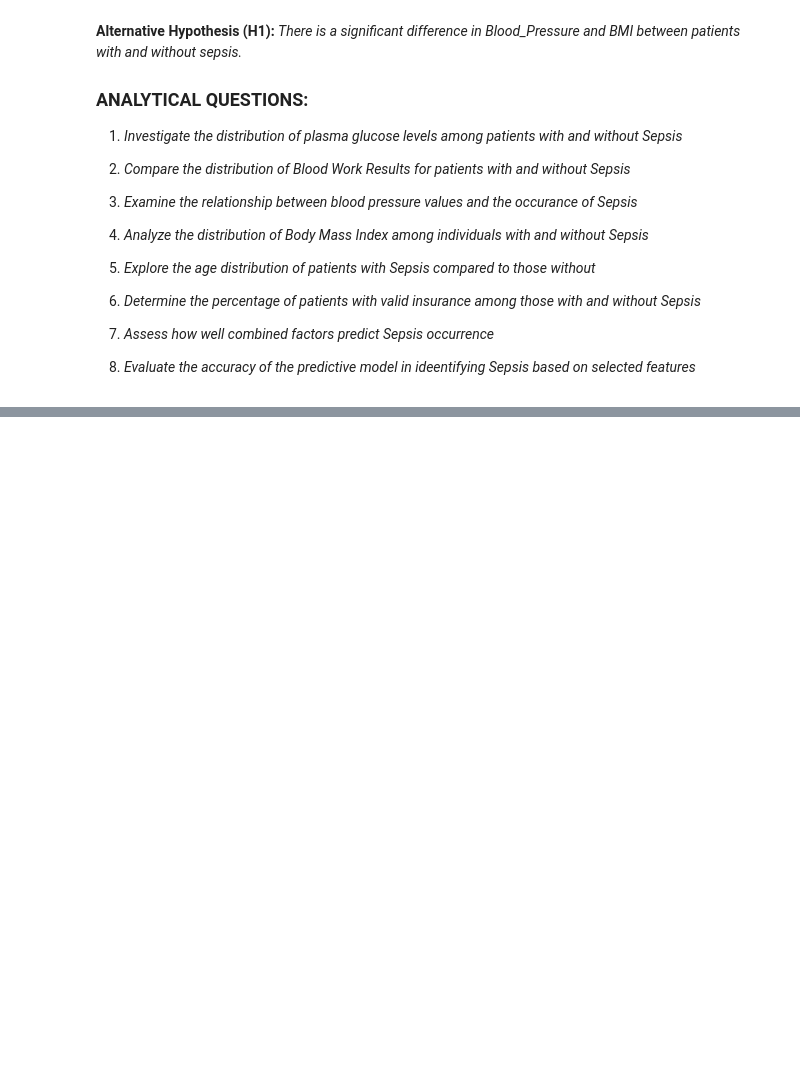
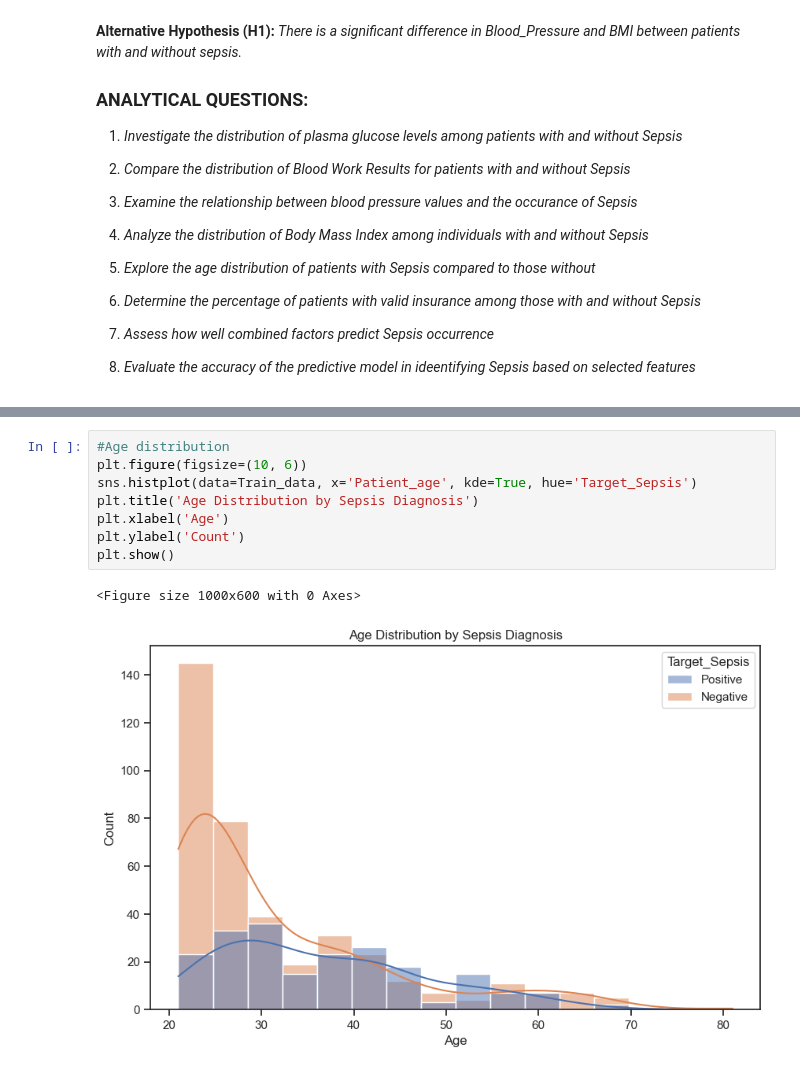
Before and after one commit to Baakwa/ML-API-with-FASTAPI, a Jupyter notebook: API_notebook.ipynb, the cells around one changed output, grey strips where cells are left out. Drawn from its saved outputs; the diff is of its cells as text; blank space fills up the shorter version.

```diff
--- a/API_notebook.ipynb
+++ b/API_notebook.ipynb
@@ -64,0 +355,11 @@ Sepsis: Positive: if a patient in ICU will develop a sepsis , and Negative: othe
+# %%
+#Age distribution
+plt.figure(figsize=(10, 6))
+sns.histplot(data=Train_data, x='Patient_age', kde=True, hue='Target_Sepsis')
+plt.title('Age Distribution by Sepsis Diagnosis')
+plt.xlabel('Age')
+plt.ylabel('Count')
+plt.show()
+# %% [output]
+<Figure size 1000x600 with 0 Axes>
+[figure, added]
```
Also changed, not shown: parts of 86 cells of this notebook, 5 other files.
